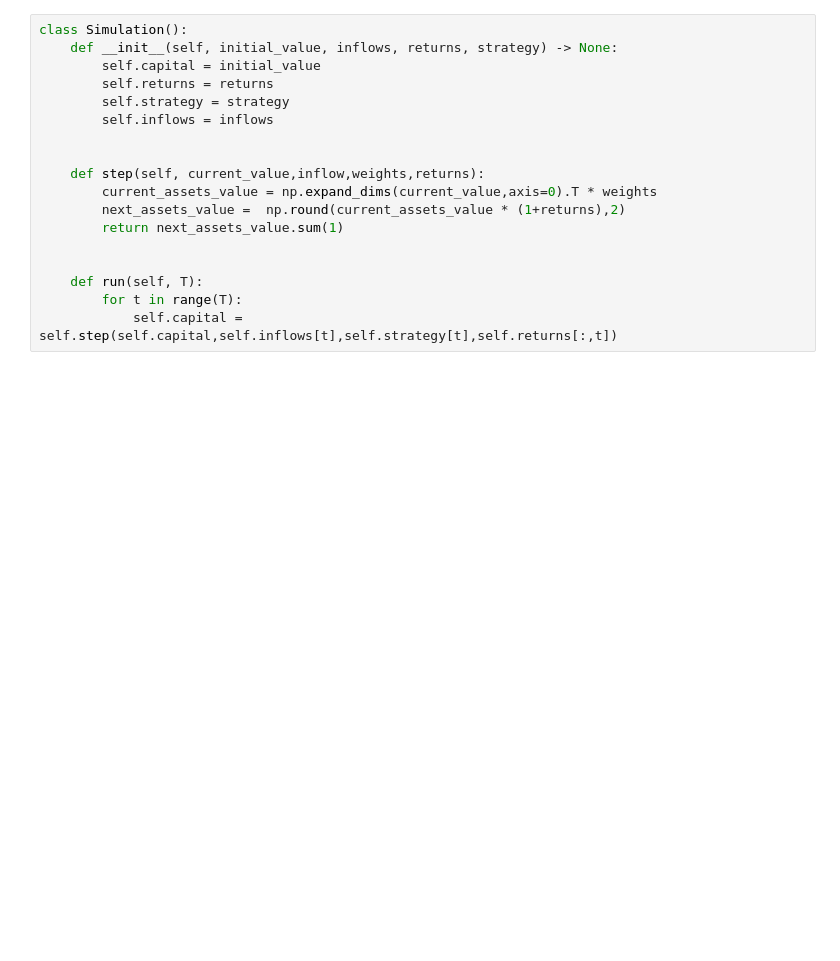
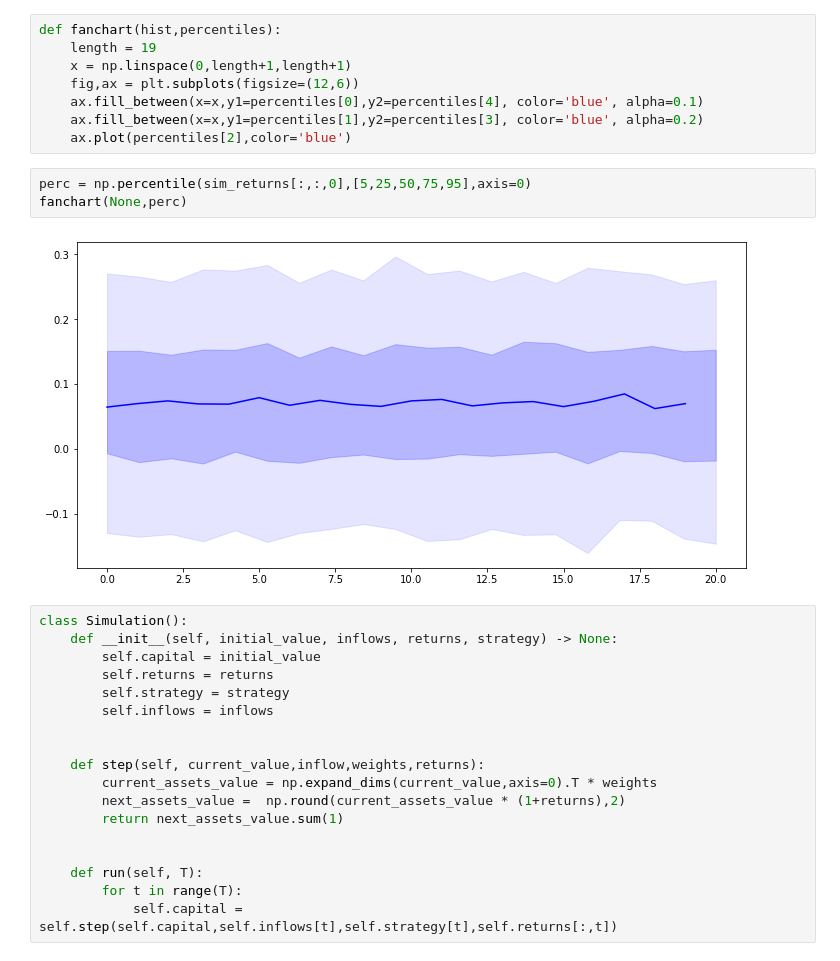
Before and after one commit to msz13/Goal-Based-Investing, a Jupyter notebook: sb_gbi/ga_optimisation.ipynb, the cells around one changed output. Drawn from its saved outputs; the diff is of its cells as text; blank space fills up the shorter version.

```diff
--- a/sb_gbi/ga_optimisation.ipynb
+++ b/sb_gbi/ga_optimisation.ipynb
@@ -59,3 +60,16 @@ result
+# %%
+def fanchart(hist,percentiles):
+    length = 19
+    x = np.linspace(0,length+1,length+1)
+    fig,ax = plt.subplots(figsize=(12,6))
+    ax.fill_between(x=x,y1=percentiles[0],y2=percentiles[4], color='blue', alpha=0.1)
+    ax.fill_between(x=x,y1=percentiles[1],y2=percentiles[3], color='blue', alpha=0.2)
+    ax.plot(percentiles[2],color='blue')
+# %%
+perc = np.percentile(sim_returns[:,:,0],[5,25,50,75,95],axis=0)
+fanchart(None,perc)
+# %% [output]
+[figure, added]
 # %%
 class Simulation():
     def __init__(self, initial_value, inflows, returns, strategy) -> None:
```
Also changed, not shown: parts of 13 cells of this notebook, 1 other file.
